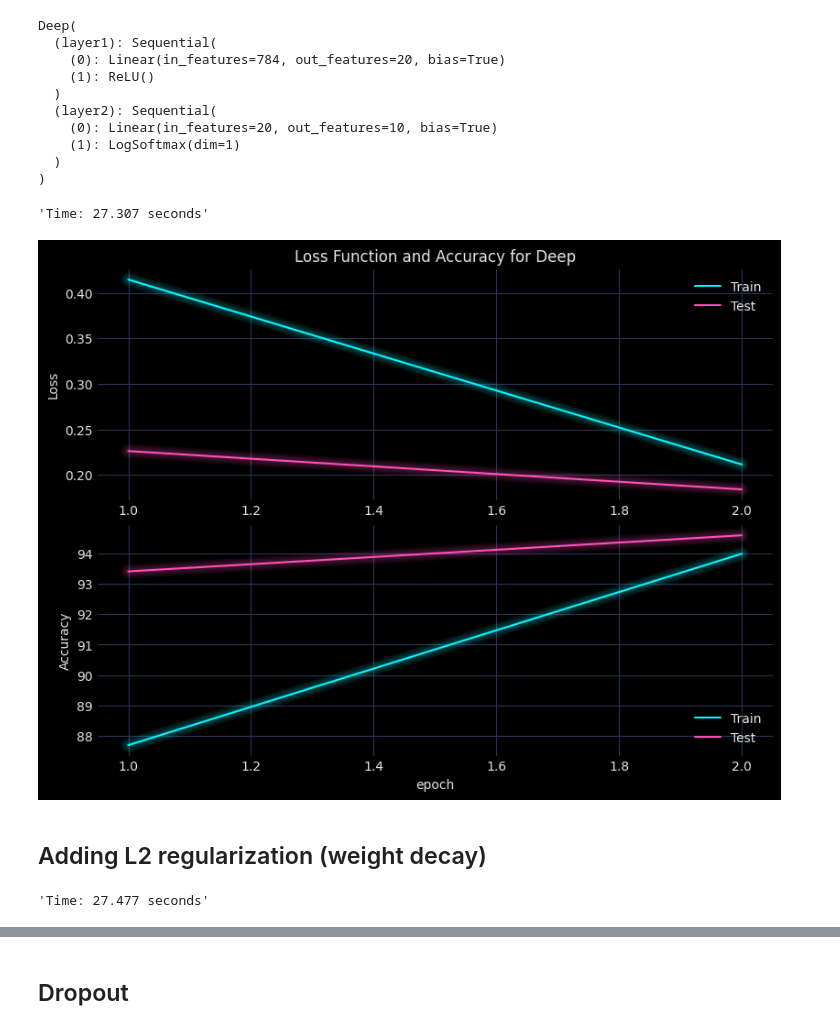
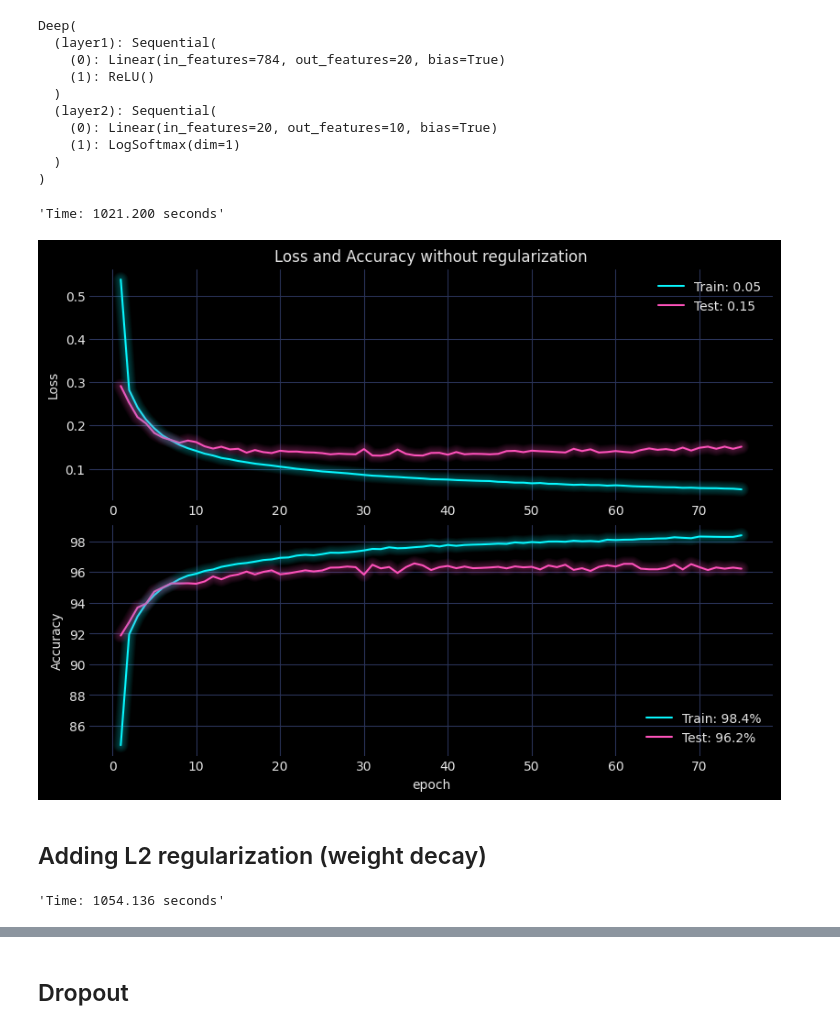
Before and after one commit to Yolonek/MachineLearningApplications, a Jupyter notebook: CNN/2.1-DeepModelRegularization.ipynb, the cells around one changed output, grey strips where cells are left out. Drawn from its saved outputs; the diff is of its cells as text; code cells hidden in the pictures.

```diff
--- a/CNN/2.1-DeepModelRegularization.ipynb
+++ b/CNN/2.1-DeepModelRegularization.ipynb
@@ -48,8 +20,8 @@ class LearningParameters:
     batch_size: int = 128
     cpu_count: int = os.cpu_count()
     learning_rate: float = 0.05
-    momentum: float = 0.9
-    weight_decay: float = 0.05
+    momentum: float = 0.7
+    weight_decay: float = 0.005
     epochs: int = 75
     device: torch.device = torch.device('cpu')
     dropout: float = 0.3
@@ -59,14 +31,14 @@ params = LearningParameters()
 class Deep(nn.Module):
     def __init__(self, dropout: int = 0, add_batch_norm: bool = False):
         super(Deep, self).__init__()
-        layer1 = [nn.Linear(in_features=28*28, out_features=20)]
-        layer1 += [nn.Dropout(p=dropout)] if dropout > 0 else []
-        layer1 += [nn.BatchNorm1d(20)] if add_batch_norm else []
+        layer1 = [nn.Dropout(p=dropout)] if dropout > 0 else []
+        layer1 += [nn.BatchNorm1d(28*28)] if add_batch_norm else []
+        layer1 += [nn.Linear(in_features=28*28, out_features=20)]
         layer1 += [nn.ReLU()]
         self.layer1 = nn.Sequential(*layer1)
-        layer2 = [nn.Linear(in_features=20, out_features=10)]
-        layer2 += [nn.Dropout(p=dropout)] if dropout > 0 else []
-        layer2 += [nn.BatchNorm1d(10)] if add_batch_norm else []
+        layer2 = [nn.Dropout(p=dropout)] if dropout > 0 else []
+        layer2 += [nn.BatchNorm1d(20)] if add_batch_norm else []
+        layer2 += [nn.Linear(in_features=20, out_features=10)]
         layer2 += [nn.LogSoftmax(dim=1)]
         self.layer2 = nn.Sequential(*layer2)
 
@@ -118,15 +108,0 @@ def accuracy_fn(y_true, y_pred):
-# %%
-def plot_loss_and_accuracy(model, epochs, train_loss_list, train_acc_list, test_loss_list, test_acc_list):
-    with plt.style.context('cyberpunk'):
-        figure, axes = plt.subplots(2, 1, layout='constrained', figsize=(8, 6))
-        axes[0].plot(range(1, epochs + 1), train_loss_list, label='Train')
-        axes[0].plot(range(1, epochs + 1), test_loss_list, label='Test')
-        axes[0].set(ylabel='Loss', title=f'Loss Function and Accuracy for {model.__class__.__name__}')
-        axes[0].legend()
-        enhance_plot(figure, axes[0], glow=True)
-        axes[1].plot(range(1, epochs + 1), train_acc_list, label='Train')
-        axes[1].plot(range(1, epochs + 1), test_acc_list, label='Test')
-        axes[1].set(xlabel='epoch', ylabel='Accuracy')
-        axes[1].legend()
-        enhance_plot(figure, axes[1], glow=True)
-        return figure, axes
@@ -170,11 +158,12 @@ for epoch in tqdm(range(params.epochs)):
 train_time_end = timer()
 f'Time: {train_time_end - train_time_start:.3f} seconds'
 # %% [output]
-'Time: 27.307 seconds'
+'Time: 1021.200 seconds'
 # %%
-plot_loss_and_accuracy(model1, params.epochs, train_loss, train_acc, test_loss, test_acc);
+title = f'Loss and Accuracy without regularization'
+plot_loss_and_accuracy(title, params.epochs, train_loss, train_acc, test_loss, test_acc);
 # %% [output]
-[figure, old version]
+[figure, new version]
 # %% [markdown]
 ## Adding L2 regularization (weight decay)
 # %%
@@ -198,5 +187,5 @@ for epoch in tqdm(range(params.epochs)):
 train_time_end = timer()
 f'Time: {train_time_end - train_time_start:.3f} seconds'
 # %% [output]
-'Time: 27.477 seconds'
+'Time: 1054.136 seconds'
 # %%
```
Also changed, not shown: parts of 23 cells of this notebook, 1 other file.
